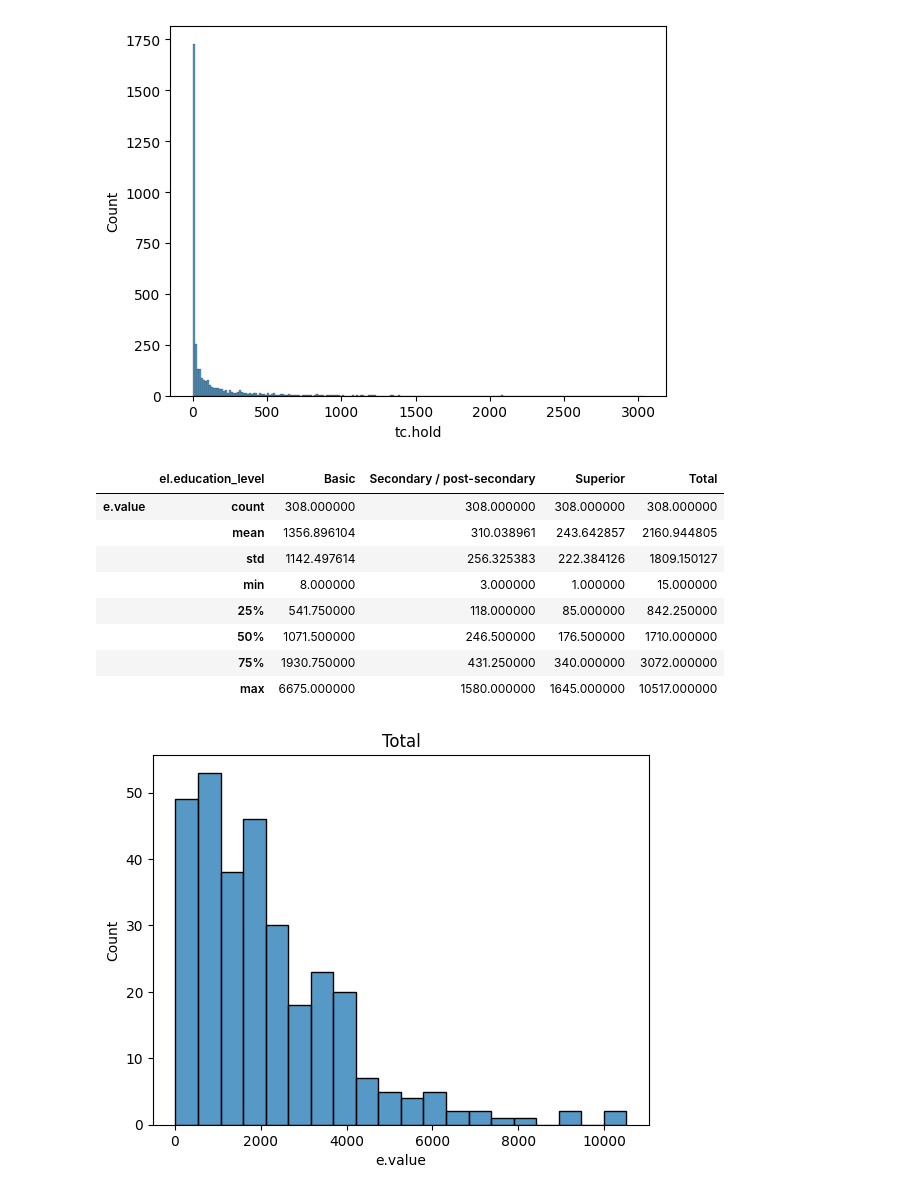
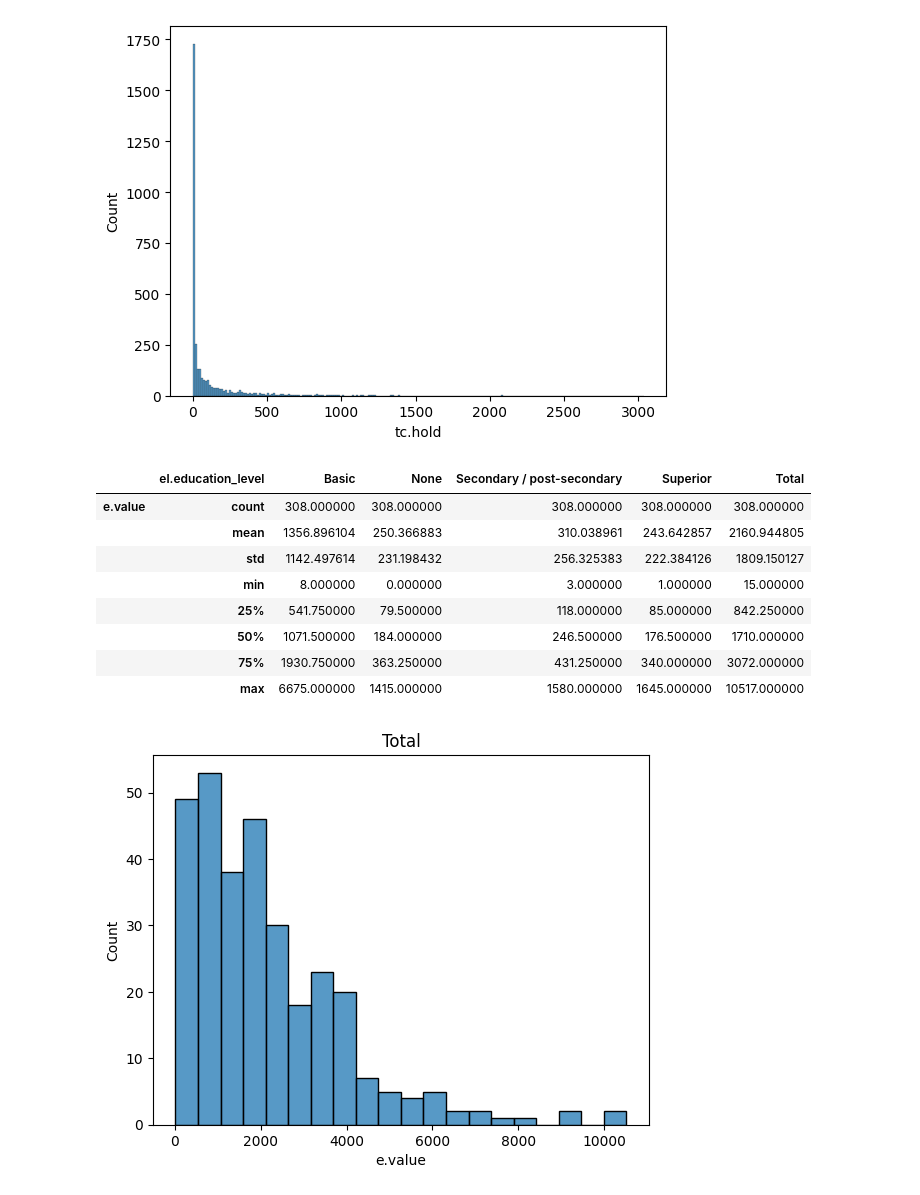
Before and after one commit to domwelsh/avcad_final, a Jupyter notebook: Codes/initial_stats.ipynb, the cells around one changed output. Drawn from its saved outputs; the diff is of its cells as text; code cells hidden in the pictures.

```diff
--- a/Codes/initial_stats.ipynb
+++ b/Codes/initial_stats.ipynb
@@ -51,15 +51,16 @@ plt.show()
 [figure]
 [figure]
 # %%
+education4_df.fillna('None',inplace=True)
 education4_df[['e.value', 'el.education_level']].groupby('el.education_level').describe().T
 # %% [output]
-|  | el.education_level | Basic | Secondary / post-secondary | Superior | Total |
-| e.value | count | 308.000000 | 308.000000 | 308.000000 | 308.000000 |
-|  | mean | 1356.896104 | 310.038961 | 243.642857 | 2160.944805 |
-|  | std | 1142.497614 | 256.325383 | 222.384126 | 1809.150127 |
-|  | min | 8.000000 | 3.000000 | 1.000000 | 15.000000 |
-|  | 25% | 541.750000 | 118.000000 | 85.000000 | 842.250000 |
-|  | 50% | 1071.500000 | 246.500000 | 176.500000 | 1710.000000 |
-|  | 75% | 1930.750000 | 431.250000 | 340.000000 | 3072.000000 |
-|  | max | 6675.000000 | 1580.000000 | 1645.000000 | 10517.000000 |
+|  | el.education_level | Basic | None | Secondary / post-secondary | Superior | Total |
+| e.value | count | 308.000000 | 308.000000 | 308.000000 | 308.000000 | 308.000000 |
+|  | mean | 1356.896104 | 250.366883 | 310.038961 | 243.642857 | 2160.944805 |
+|  | std | 1142.497614 | 231.198432 | 256.325383 | 222.384126 | 1809.150127 |
+|  | min | 8.000000 | 0.000000 | 3.000000 | 1.000000 | 15.000000 |
+|  | 25% | 541.750000 | 79.500000 | 118.000000 | 85.000000 | 842.250000 |
+|  | 50% | 1071.500000 | 184.000000 | 246.500000 | 176.500000 | 1710.000000 |
+|  | 75% | 1930.750000 | 363.250000 | 431.250000 | 340.000000 | 3072.000000 |
+|  | max | 6675.000000 | 1415.000000 | 1580.000000 | 1645.000000 | 10517.000000 |
 # %%
```
Also changed, not shown: parts of 1 cell of this notebook, 2 other files.
